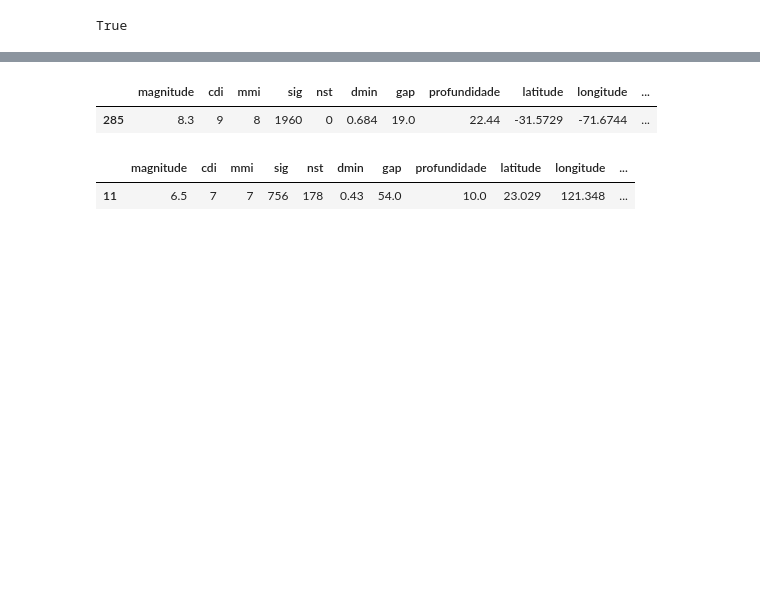
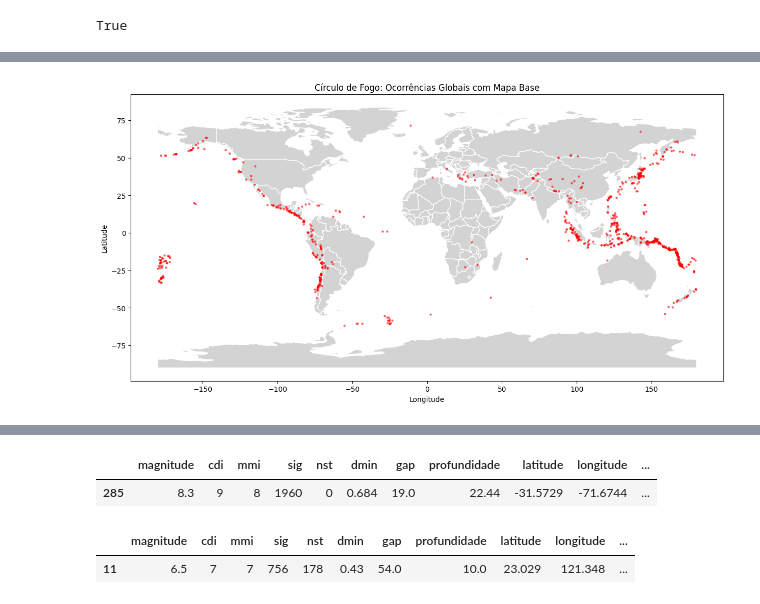
Before and after one commit to EricLdJ/Analise_Risco_Sismico_Global, a Jupyter notebook: Análise_de_Risco_Sísmico_Global.ipynb, the cells around one changed output, grey strips where cells are left out. Drawn from its saved outputs; the diff is of its cells as text; code cells hidden in the pictures; blank space fills up the shorter version.

Commit message:
Criação do Readme e requirements e implementação de mapa mundi

```diff
--- a/Análise_de_Risco_Sísmico_Global.ipynb
+++ b/Análise_de_Risco_Sísmico_Global.ipynb
@@ -98 +113,23 @@ acima_sete
+# %%
+# Mapa mundi dos maiores casos de ocorrência de risco sísmico.
+# Utilizando Matplotlib e Geopandas.
+# Foi utilizado um mapa mundi disponibilizado gratuitamente pelo geopandas.
+
+url_mapa = "https://naturalearth.s3.amazonaws.com/110m_cultural/ne_110m_admin_0_countries.zip"
+world = gpd.read_file(url_mapa)
+
+geometry = [Point(xy) for xy in zip(df['longitude'], df['latitude'])]
+gdf_terremotos = gpd.GeoDataFrame(df, geometry=geometry, crs="EPSG:4326")
+
+fig, ax = plt.subplots(figsize=(15, 10))
+world.plot(ax=ax, color='lightgrey', edgecolor='white')
+gdf_terremotos.plot(ax=ax, marker='o', color='red', markersize=5, alpha=0.5)
+
+plt.title('Círculo de Fogo: Ocorrências Globais com Mapa Base')
+plt.xlabel('Longitude')
+plt.ylabel('Latitude')
+
+plt.show()
+# %% [output]
+[figure, added]
 # %%
```
Also changed, not shown: parts of 15 cells of this notebook, 3 other files.
